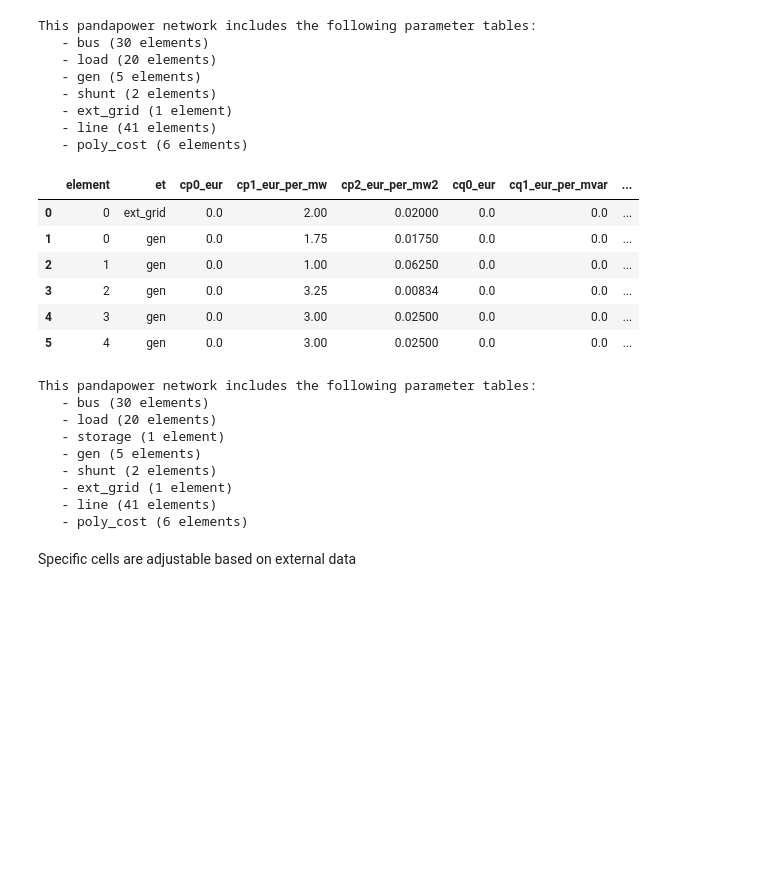
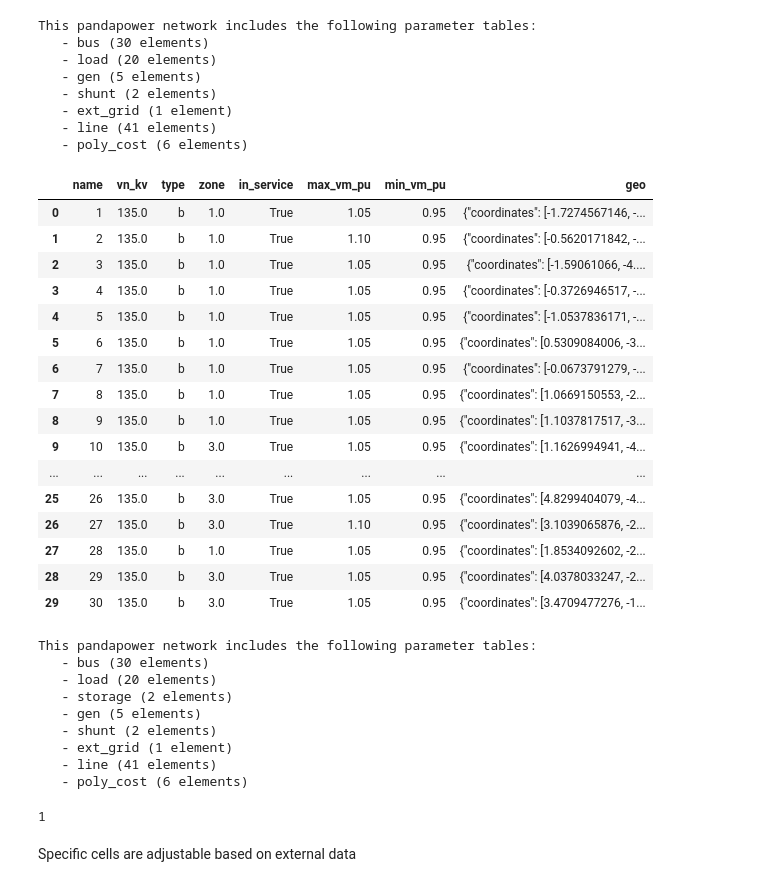
Before and after one commit to viktorcus/idp-grid-stability, a Jupyter notebook: src/gridtest.ipynb, the cells around one changed output. Cells and saved outputs as stored; diff of their text form; code cells hidden in the pictures; blank space fills up the shorter version.

```diff
--- a/src/gridtest.ipynb
+++ b/src/gridtest.ipynb
@@ -55,18 +53,28 @@ This pandapower network includes the following parameter tables:
    - line (41 elements)
    - poly_cost (6 elements)
 # %%
-net.poly_cost
+net.bus
 # %% [output]
-|  | element | et | cp0_eur | cp1_eur_per_mw | cp2_eur_per_mw2 | cq0_eur | cq1_eur_per_mvar | ... |
-| 0 | 0 | ext_grid | 0.0 | 2.00 | 0.02000 | 0.0 | 0.0 | ... |
-| 1 | 0 | gen | 0.0 | 1.75 | 0.01750 | 0.0 | 0.0 | ... |
-| 2 | 1 | gen | 0.0 | 1.00 | 0.06250 | 0.0 | 0.0 | ... |
-| 3 | 2 | gen | 0.0 | 3.25 | 0.00834 | 0.0 | 0.0 | ... |
-| 4 | 3 | gen | 0.0 | 3.00 | 0.02500 | 0.0 | 0.0 | ... |
-| 5 | 4 | gen | 0.0 | 3.00 | 0.02500 | 0.0 | 0.0 | ... |
+|  | name | vn_kv | type | zone | in_service | max_vm_pu | min_vm_pu | geo |
+| 0 | 1 | 135.0 | b | 1.0 | True | 1.05 | 0.95 | {"coordinates": [-1.7274567146, -... |
+| 1 | 2 | 135.0 | b | 1.0 | True | 1.10 | 0.95 | {"coordinates": [-0.5620171842, -... |
+| 2 | 3 | 135.0 | b | 1.0 | True | 1.05 | 0.95 | {"coordinates": [-1.59061066, -4.... |
+| 3 | 4 | 135.0 | b | 1.0 | True | 1.05 | 0.95 | {"coordinates": [-0.3726946517, -... |
+| 4 | 5 | 135.0 | b | 1.0 | True | 1.05 | 0.95 | {"coordinates": [-1.0537836171, -... |
+| 5 | 6 | 135.0 | b | 1.0 | True | 1.05 | 0.95 | {"coordinates": [0.5309084006, -3... |
+| 6 | 7 | 135.0 | b | 1.0 | True | 1.05 | 0.95 | {"coordinates": [-0.0673791279, -... |
+| 7 | 8 | 135.0 | b | 1.0 | True | 1.05 | 0.95 | {"coordinates": [1.0669150553, -2... |
+| 8 | 9 | 135.0 | b | 1.0 | True | 1.05 | 0.95 | {"coordinates": [1.1037817517, -3... |
+| 9 | 10 | 135.0 | b | 3.0 | True | 1.05 | 0.95 | {"coordinates": [1.1626994941, -4... |
+| ... | ... | ... | ... | ... | ... | ... | ... | ... |
+| 25 | 26 | 135.0 | b | 3.0 | True | 1.05 | 0.95 | {"coordinates": [4.8299404079, -4... |
+| 26 | 27 | 135.0 | b | 3.0 | True | 1.10 | 0.95 | {"coordinates": [3.1039065876, -2... |
+| 27 | 28 | 135.0 | b | 1.0 | True | 1.05 | 0.95 | {"coordinates": [1.8534092602, -2... |
+| 28 | 29 | 135.0 | b | 3.0 | True | 1.05 | 0.95 | {"coordinates": [4.0378033247, -2... |
+| 29 | 30 | 135.0 | b | 3.0 | True | 1.05 | 0.95 | {"coordinates": [3.4709477276, -1... |
 # %%
 store_el = create_storage(
-    net, 20,
+    net, 21,
     p_mw = 20,
     q_mvar = 0,
     controllable=True,
@@ -82,12 +90,16 @@ print(net)
 This pandapower network includes the following parameter tables:
    - bus (30 elements)
    - load (20 elements)
-   - storage (1 element)
+   - storage (2 elements)
    - gen (5 elements)
    - shunt (2 elements)
    - ext_grid (1 element)
    - line (41 elements)
    - poly_cost (6 elements)
+# %%
+store_el.item()
+# %% [output]
+1
 # %% [markdown]
 Specific cells are adjustable based on external data
 # %%
```
Also changed, not shown: parts of 15 cells of this notebook, 8 other files.
